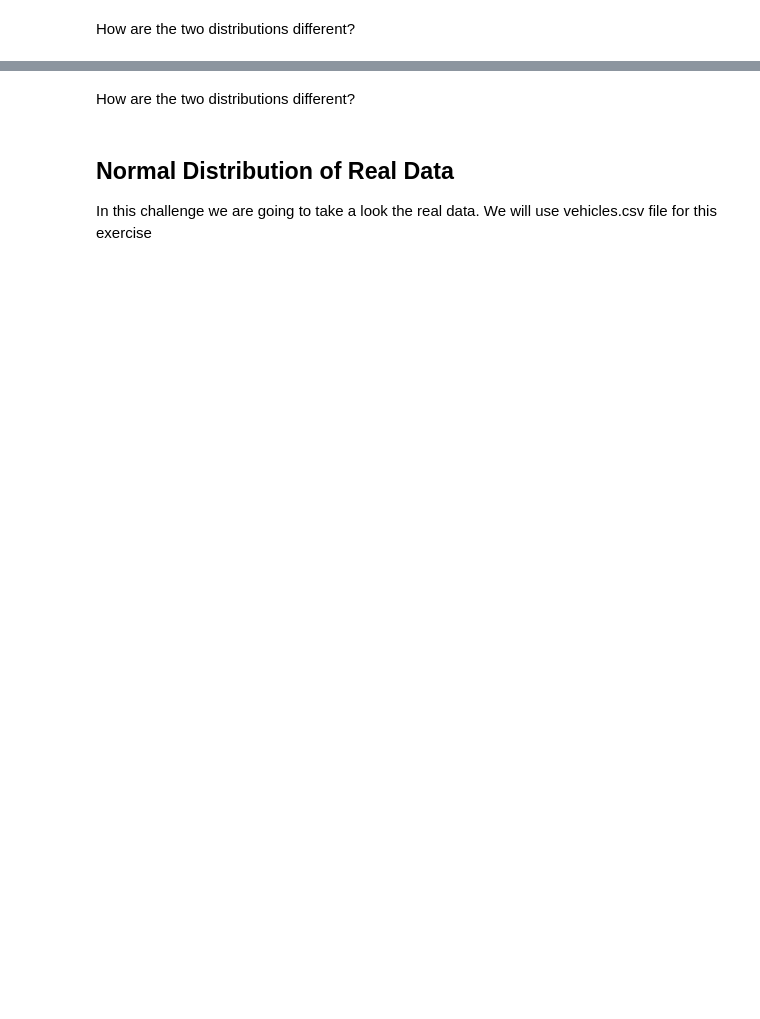
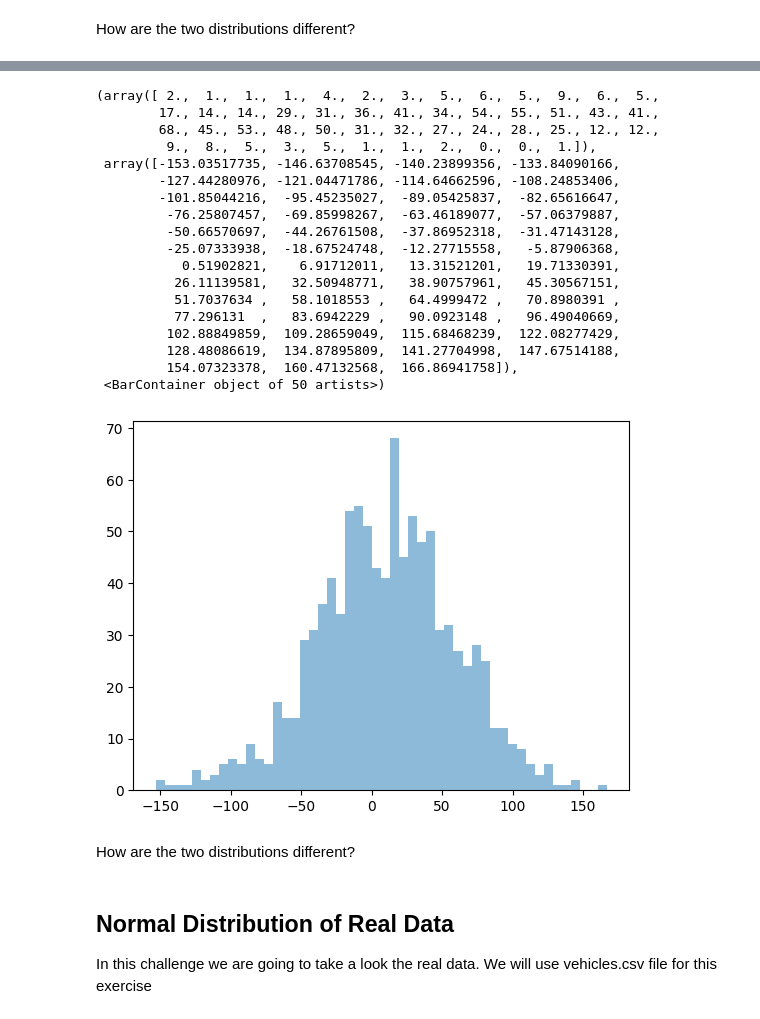
Before and after one commit to Ironhack-Data-Madrid-Enero-2023/6.1-lab-continuous-probability-distributions, a Jupyter notebook: your-code/main.ipynb, the cells around one changed output, grey strips where cells are left out. Drawn from its saved outputs; the diff is of its cells as text; code cells hidden in the pictures; blank space fills up the shorter version.

```diff
--- a/your-code/main.ipynb
+++ b/your-code/main.ipynb
@@ -70,3 +126,25 @@ Expected output:
+# %%
+plt.hist(normal_ramdon_2, bins=50, alpha=0.5, label='mean=10, std dev=50')
+# %% [output]
+(array([ 2.,  1.,  1.,  1.,  4.,  2.,  3.,  5.,  6.,  5.,  9.,  6.,  5.,
+        17., 14., 14., 29., 31., 36., 41., 34., 54., 55., 51., 43., 41.,
+        68., 45., 53., 48., 50., 31., 32., 27., 24., 28., 25., 12., 12.,
+         9.,  8.,  5.,  3.,  5.,  1.,  1.,  2.,  0.,  0.,  1.]),
+ array([-153.03517735, -146.63708545, -140.23899356, -133.84090166,
+        -127.44280976, -121.04471786, -114.64662596, -108.24853406,
+        -101.85044216,  -95.45235027,  -89.05425837,  -82.65616647,
+         -76.25807457,  -69.85998267,  -63.46189077,  -57.06379887,
+         -50.66570697,  -44.26761508,  -37.86952318,  -31.47143128,
+         -25.07333938,  -18.67524748,  -12.27715558,   -5.87906368,
+           0.51902821,    6.91712011,   13.31521201,   19.71330391,
+          26.11139581,   32.50948771,   38.90757961,   45.30567151,
+          51.7037634 ,   58.1018553 ,   64.4999472 ,   70.8980391 ,
+          77.296131  ,   83.6942229 ,   90.0923148 ,   96.49040669,
+         102.88849859,  109.28659049,  115.68468239,  122.08277429,
+         128.48086619,  134.87895809,  141.27704998,  147.67514188,
+         154.07323378,  160.47132568,  166.86941758]),
+ <BarContainer object of 50 artists>)
+[figure, added]
 # %% [markdown]
 How are the two distributions different?
 # %%
```
Also changed, not shown: parts of 27 cells of this notebook.
